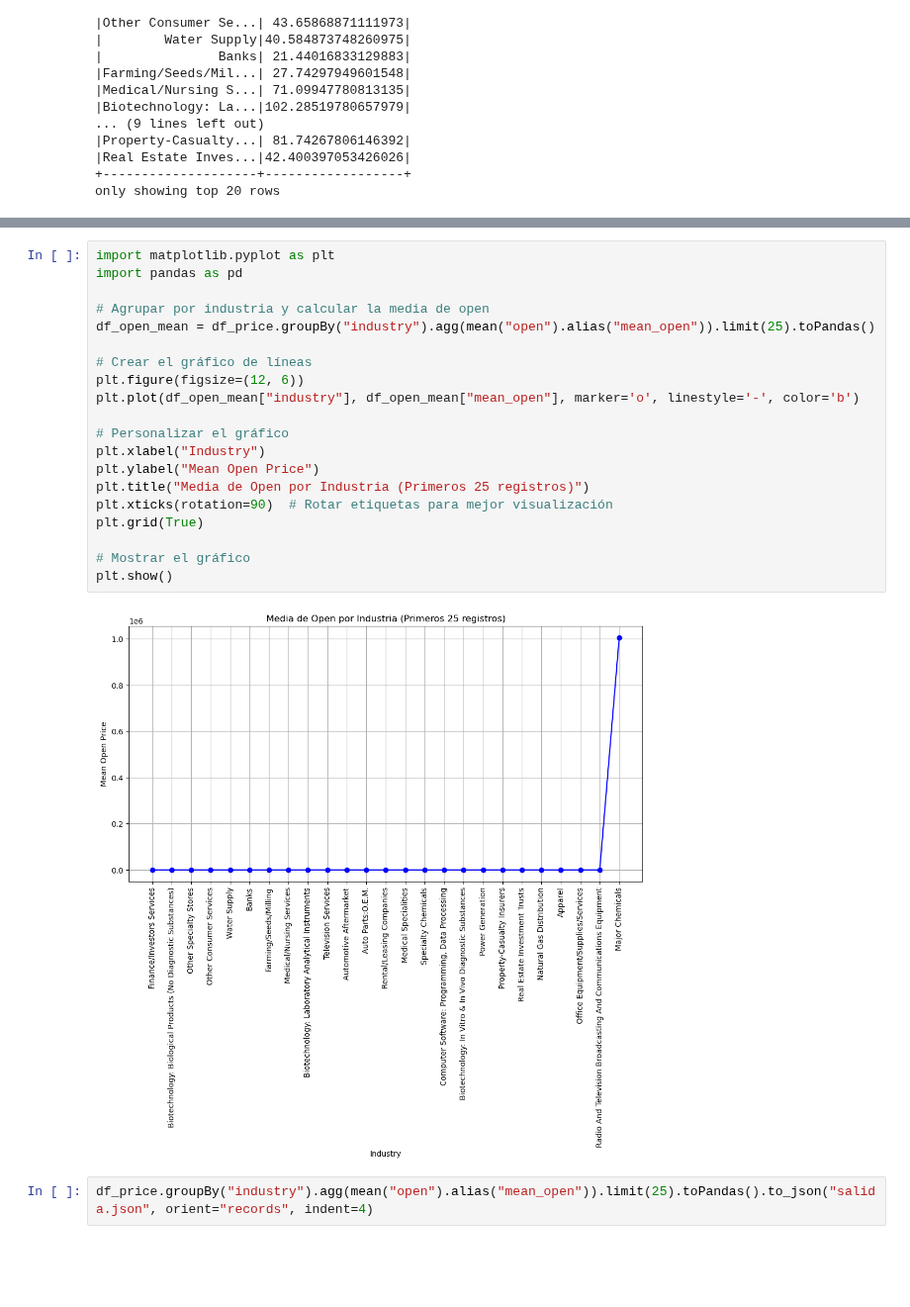
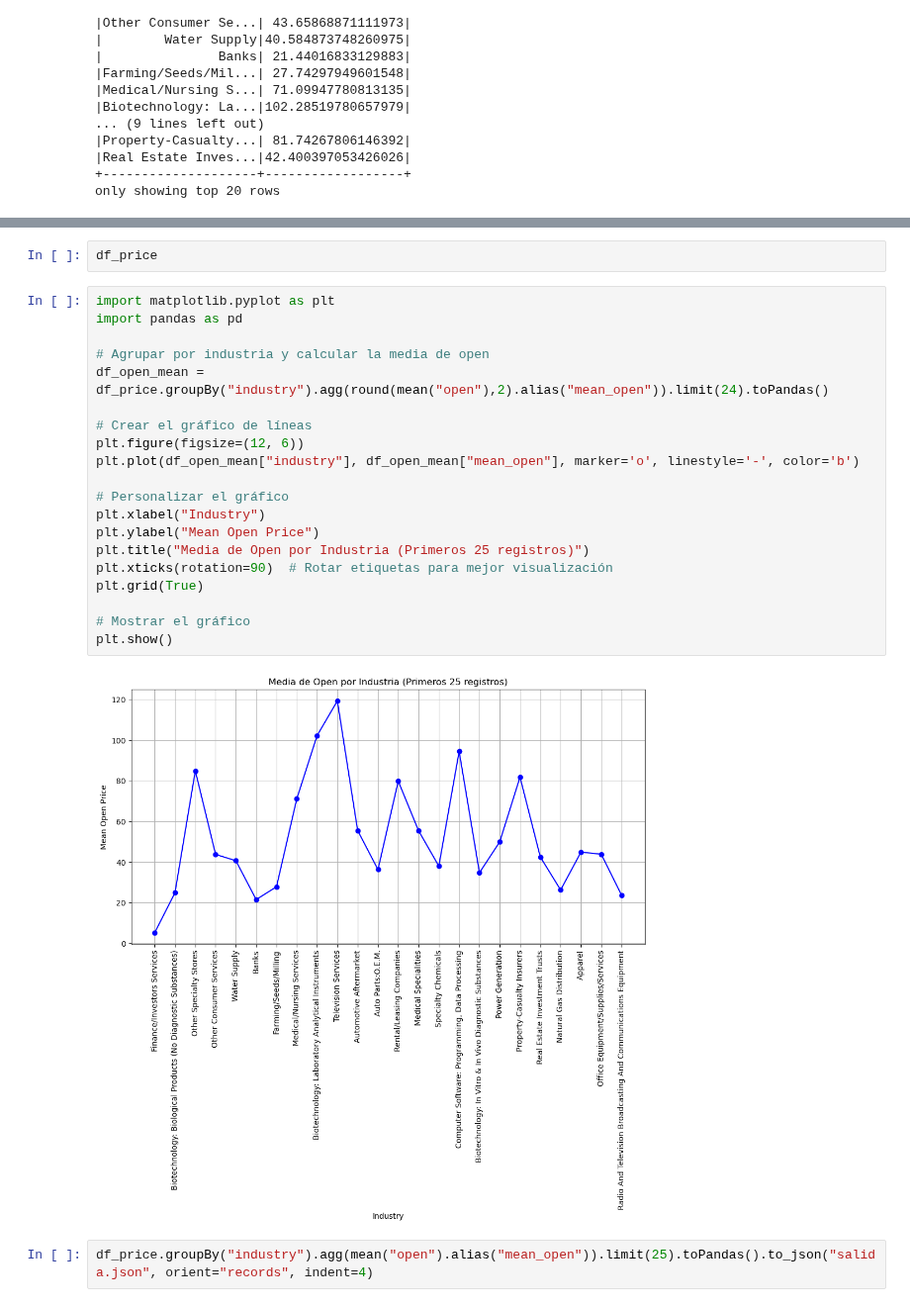
Before and after one commit to Guifora/IABD, a Jupyter notebook: BIGDATA/Spark/BGD_3_11Ejercicios_guillermo_fora.ipynb, the cells around one changed output, grey strips where cells are left out. Shown at 99% size. Saved outputs shown, nothing was run; the diff lists cells and outputs as text; blank space fills up the shorter version.

```diff
--- a/BIGDATA/Spark/BGD_3_11Ejercicios_guillermo_fora.ipynb
+++ b/BIGDATA/Spark/BGD_3_11Ejercicios_guillermo_fora.ipynb
@@ -185,26 +185,28 @@ df_price.groupBy("industry").agg(mean("adjusted").alias("mean_adjusted")).show()
 only showing top 20 rows
+# %%
+df_price
 # %%
 import matplotlib.pyplot as plt
 import pandas as pd
 
 # Agrupar por industria y calcular la media de open
-df_open_mean = df_price.groupBy("industry").agg(mean("open").alias("mean_open")).limit(25).toPandas()
+df_open_mean = df_price.groupBy("industry").agg(round(mean("open"),2).alias("mean_open")).limit(24).toPandas()
 
 # Crear el gráfico de líneas
 plt.figure(figsize=(12, 6))
 plt.plot(df_open_mean["industry"], df_open_mean["mean_open"], marker='o', linestyle='-', color='b')
 
 # Personalizar el gráfico
 plt.xlabel("Industry")
 plt.ylabel("Mean Open Price")
 plt.title("Media de Open por Industria (Primeros 25 registros)")
 plt.xticks(rotation=90)  # Rotar etiquetas para mejor visualización
 plt.grid(True)
 
 # Mostrar el gráfico
 plt.show()
 # %% [output]
-[figure, old version]
+[figure, new version]
 # %%
 df_price.groupBy("industry").agg(mean("open").alias("mean_open")).limit(25).toPandas().to_json("salida.json", orient="records", indent=4)
 # %% [markdown]
```
Also changed, not shown: parts of 11 cells of this notebook, 6 other files.
